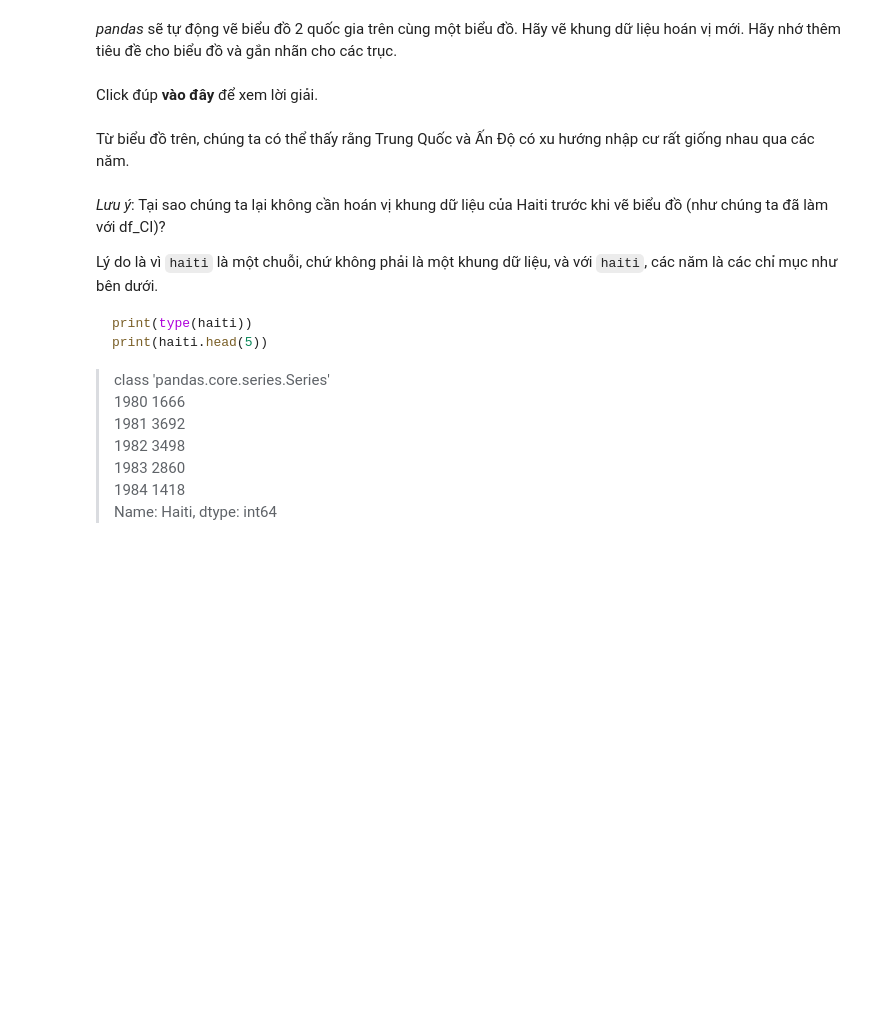
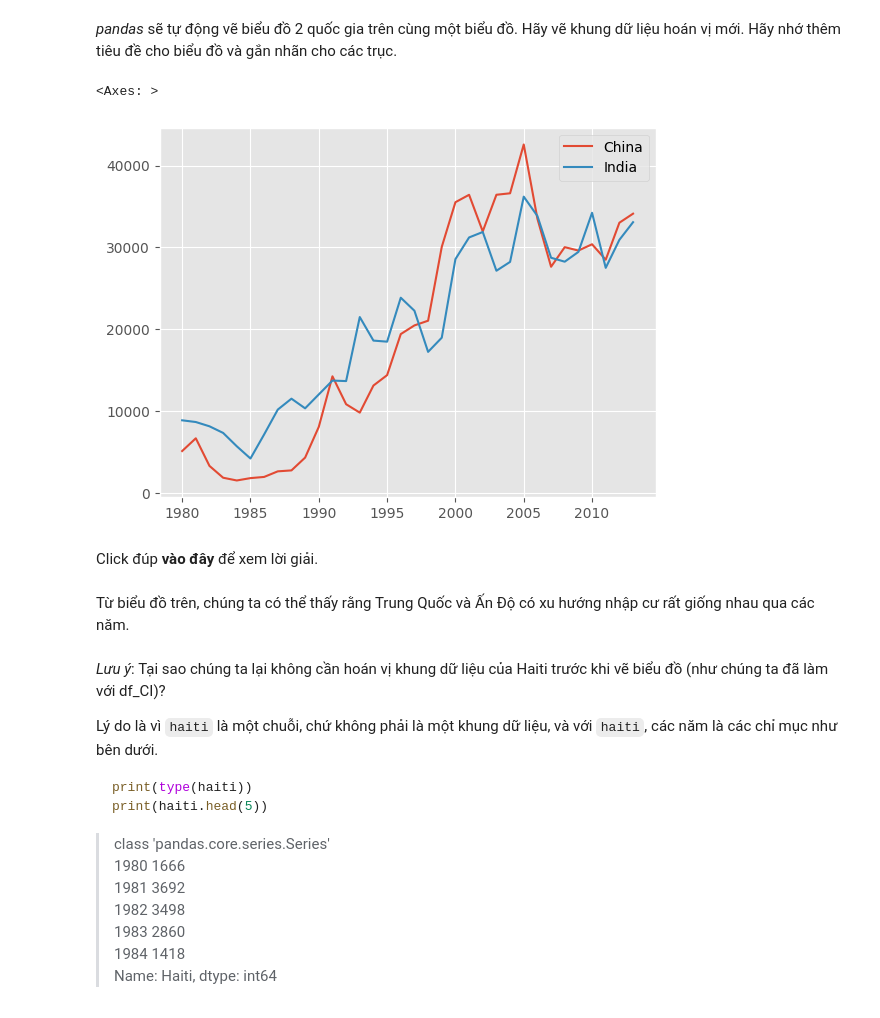
Before and after one commit to dangindev/FUNIX-DataScience, a Jupyter notebook: DSP302x_1.2-A_VN/Labs/VN_Lab 8.1-Introduction-to-Matplotlib-and-Line-Plots.ipynb, the cells around one changed output. Cells and saved outputs as stored; diff of their text form; code cells hidden in the pictures; blank space fills up the shorter version.

```diff
--- a/DSP302x_1.2-A_VN/Labs/VN_Lab 8.1-Introduction-to-Matplotlib-and-Line-Plots.ipynb
+++ b/DSP302x_1.2-A_VN/Labs/VN_Lab 8.1-Introduction-to-Matplotlib-and-Line-Plots.ipynb
@@ -420,6 +718,13 @@ df_CI.head()
 _pandas_ sẽ tự động vẽ biểu đồ 2 quốc gia trên cùng một biểu đồ. Hãy vẽ khung dữ liệu hoán vị mới. Hãy nhớ thêm tiêu đề cho biểu đồ và gắn nhãn cho các trục.
 # %%
 ### type your answer here
+
+
+
+df_CI.plot(kind="line")
+# %% [output]
+<Axes: >
+[figure, added]
 # %% [markdown]
 Click đúp **vào đây** để xem lời giải.
 
```
Also changed, not shown: parts of 38 cells of this notebook, 1 other file.
